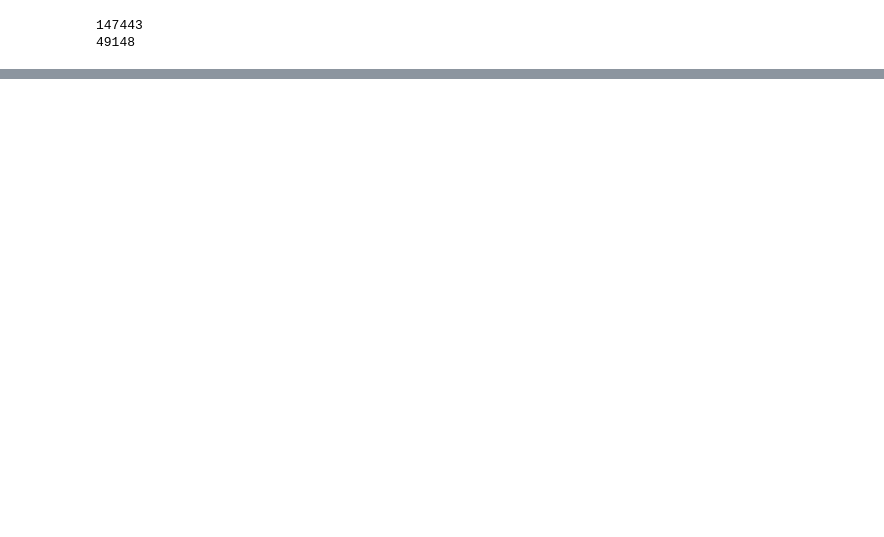
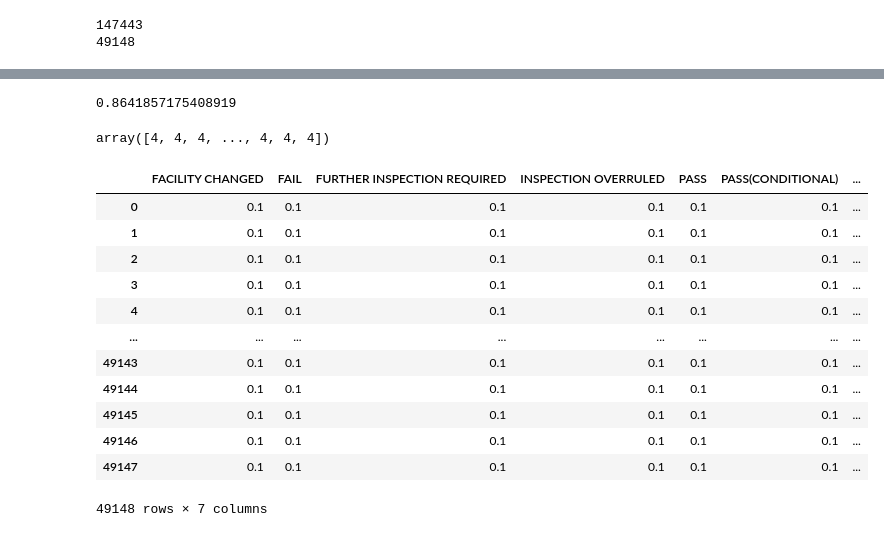
Before and after one commit to VpkPrasanna/Food_Quality_Machine_Hack, a Jupyter notebook: Machine_Hack.ipynb, the cells around one changed output, grey strips where cells are left out. Drawn from its saved outputs; the diff is of its cells as text; code cells hidden in the pictures; blank space fills up the shorter version.

```diff
--- a/Machine_Hack.ipynb
+++ b/Machine_Hack.ipynb
@@ -164,0 +237,25 @@ le = LabelEncoder()
+# %%
+value = log_loss(y_test,rfc_predict)
+print(value)
+# %% [output]
+0.8641857175408919
+# %%
+rfc_predict
+# %% [output]
+array([4, 4, 4, ..., 4, 4, 4])
+# %%
+submission
+# %% [output]
+|  | FACILITY CHANGED | FAIL | FURTHER INSPECTION REQUIRED | INSPECTION OVERRULED | PASS | PASS(CONDITIONAL) | ... |
+| 0 | 0.1 | 0.1 | 0.1 | 0.1 | 0.1 | 0.1 | ... |
+| 1 | 0.1 | 0.1 | 0.1 | 0.1 | 0.1 | 0.1 | ... |
+| 2 | 0.1 | 0.1 | 0.1 | 0.1 | 0.1 | 0.1 | ... |
+| 3 | 0.1 | 0.1 | 0.1 | 0.1 | 0.1 | 0.1 | ... |
+| 4 | 0.1 | 0.1 | 0.1 | 0.1 | 0.1 | 0.1 | ... |
+| ... | ... | ... | ... | ... | ... | ... | ... |
+| 49143 | 0.1 | 0.1 | 0.1 | 0.1 | 0.1 | 0.1 | ... |
+| 49144 | 0.1 | 0.1 | 0.1 | 0.1 | 0.1 | 0.1 | ... |
+| 49145 | 0.1 | 0.1 | 0.1 | 0.1 | 0.1 | 0.1 | ... |
+| 49146 | 0.1 | 0.1 | 0.1 | 0.1 | 0.1 | 0.1 | ... |
+| 49147 | 0.1 | 0.1 | 0.1 | 0.1 | 0.1 | 0.1 | ... |
+49148 rows × 7 columns
```
Also changed, not shown: parts of 14 cells of this notebook.
